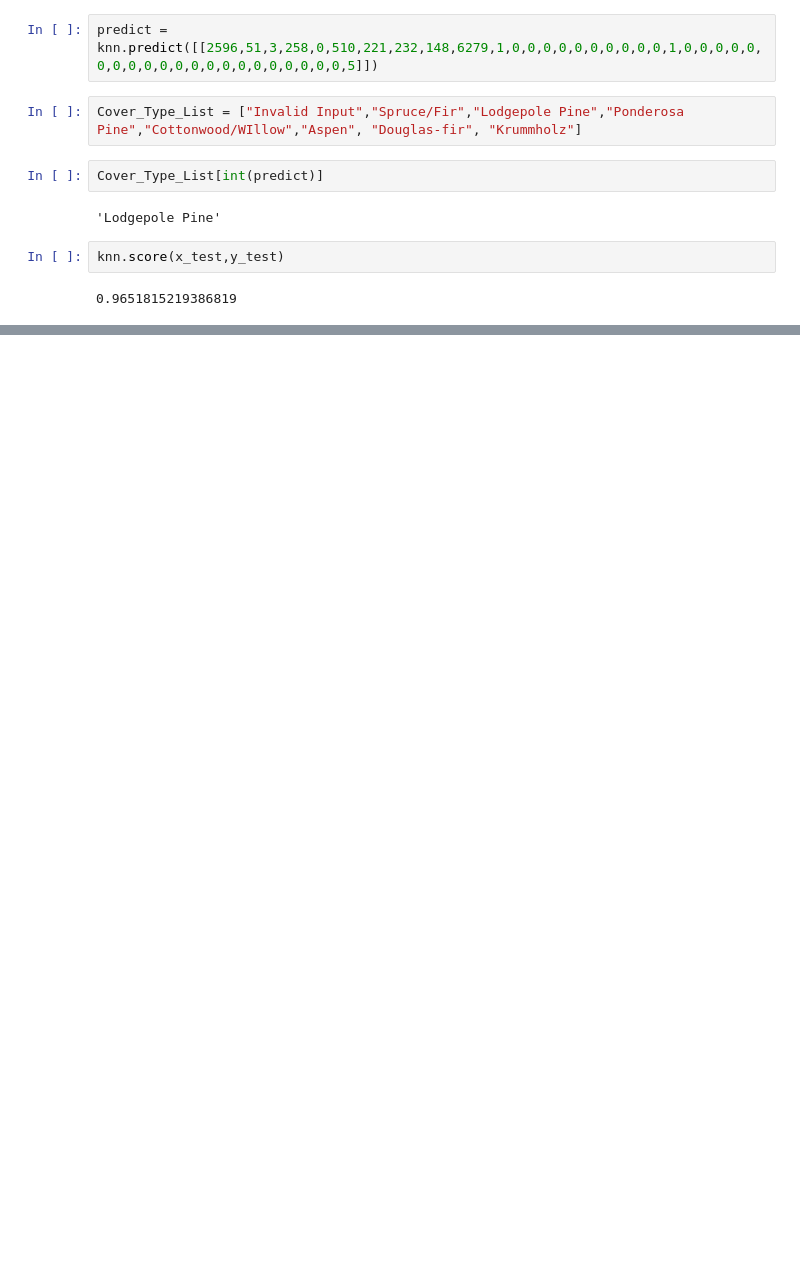
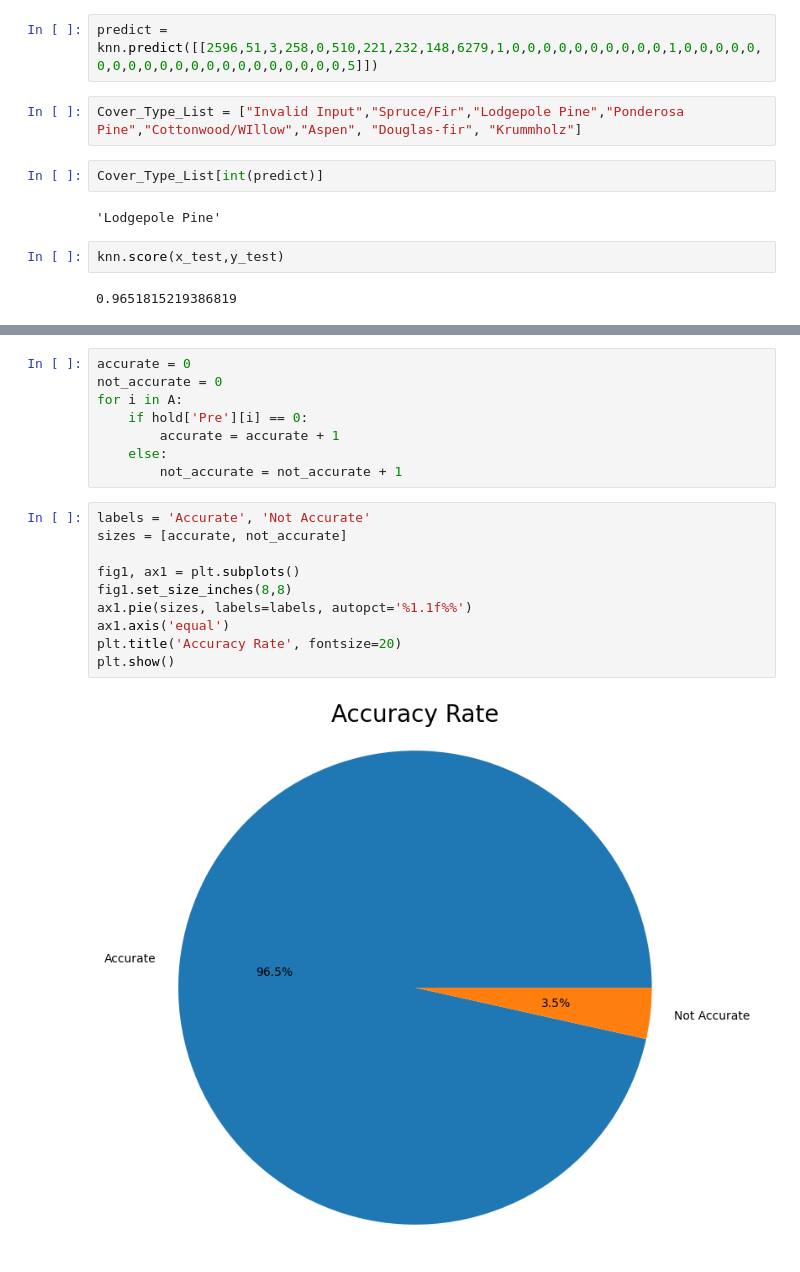
Before and after one commit to Piyushh69/Forest-Cover-Type-Prediction, a Jupyter notebook: Forest_cover_type.ipynb, the cells around one changed output, grey strips where cells are left out. Saved outputs shown, nothing was run; the diff lists cells and outputs as text; blank space fills up the shorter version.

```diff
--- a/Forest_cover_type.ipynb
+++ b/Forest_cover_type.ipynb
@@ -262,0 +329,20 @@ knn.score(x_test,y_test)
+# %%
+accurate = 0
+not_accurate = 0
+for i in A:
+    if hold['Pre'][i] == 0:
+        accurate = accurate + 1
+    else:
+        not_accurate = not_accurate + 1
+# %%
+labels = 'Accurate', 'Not Accurate'
+sizes = [accurate, not_accurate]
+
+fig1, ax1 = plt.subplots()
+fig1.set_size_inches(8,8)
+ax1.pie(sizes, labels=labels, autopct='%1.1f%%')
+ax1.axis('equal')
+plt.title('Accuracy Rate', fontsize=20)
+plt.show()
+# %% [output]
+[figure, added]
```
Also changed, not shown: parts of 7 cells of this notebook, 1 other file.
